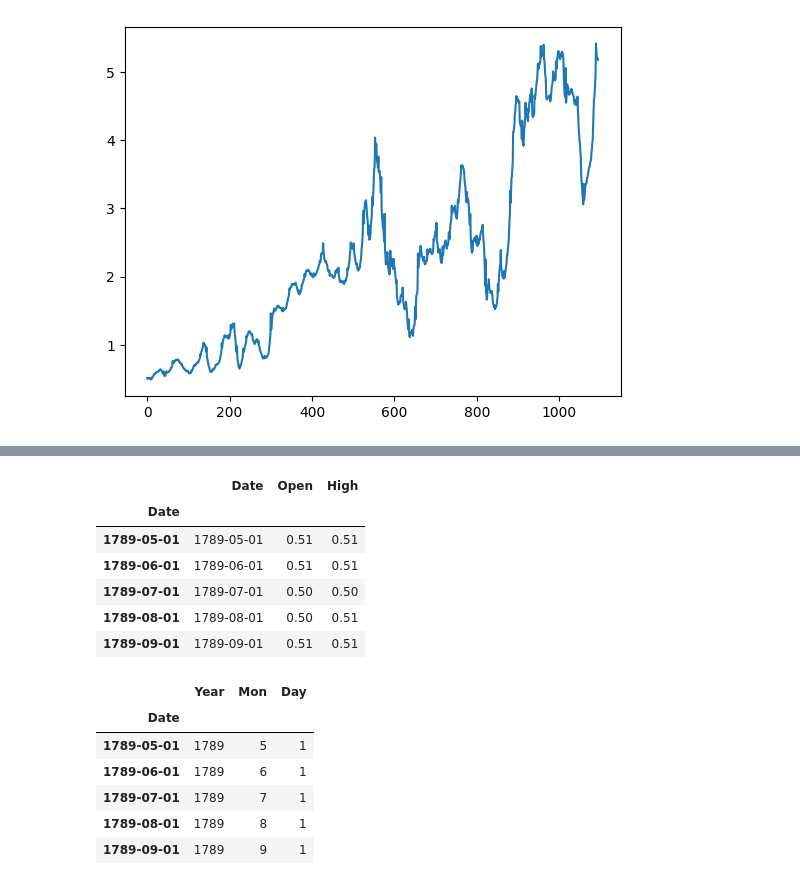
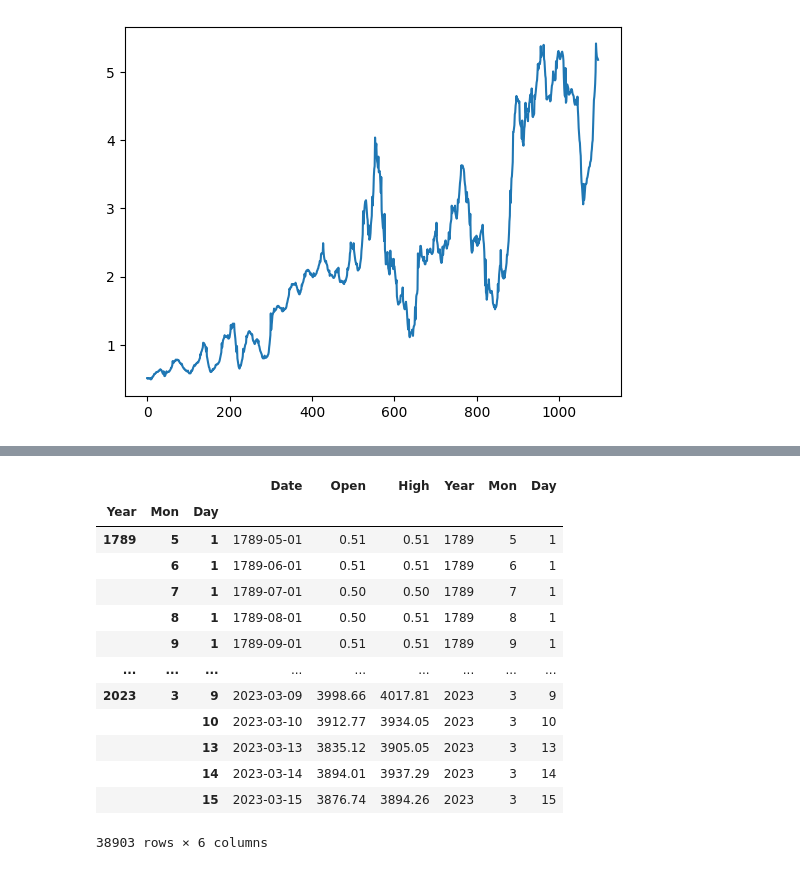
Before and after one commit to aintproud/analitic, a Jupyter notebook: 1.ipynb, the cells around one changed output, grey strips where cells are left out. Saved outputs shown, nothing was run; the diff lists cells and outputs as text; code cells hidden in the pictures.

```diff
--- a/1.ipynb
+++ b/1.ipynb
@@ -127,25 +82,28 @@ dates.head()
-# %%
-smp500.index=smp500['Date']
-smp500.head()
-# %% [output]
-|  | Date | Open | High |
-| Date |  |  |  |
-| 1789-05-01 | 1789-05-01 | 0.51 | 0.51 |
-| 1789-06-01 | 1789-06-01 | 0.51 | 0.51 |
-| 1789-07-01 | 1789-07-01 | 0.50 | 0.50 |
-| 1789-08-01 | 1789-08-01 | 0.50 | 0.51 |
-| 1789-09-01 | 1789-09-01 | 0.51 | 0.51 |
 # %%
+
+smp500['Date'] = pd.to_datetime(smp500['Date'])
+smp500['Date']
+
+smp500.index=smp500['Date']
 smp500['Year']=smp500.index.year
 smp500['Mon']=smp500.index.month
 smp500['Day']=smp500.index.day
 dates=smp500[['Year','Mon','Day']]
-dates.head()
+
+smp500.index=pd.MultiIndex.from_tuples(dates.values.tolist(), names=dates.columns)
+smp500
 # %% [output]
-|  | Year | Mon | Day |
-| Date |  |  |  |
-| 1789-05-01 | 1789 | 5 | 1 |
-| 1789-06-01 | 1789 | 6 | 1 |
-| 1789-07-01 | 1789 | 7 | 1 |
-| 1789-08-01 | 1789 | 8 | 1 |
-| 1789-09-01 | 1789 | 9 | 1 |
+|  |  |  | Date | Open | High | Year | Mon | Day |
+| Year | Mon | Day |  |  |  |  |  |  |
+| 1789 | 5 | 1 | 1789-05-01 | 0.51 | 0.51 | 1789 | 5 | 1 |
+|  | 6 | 1 | 1789-06-01 | 0.51 | 0.51 | 1789 | 6 | 1 |
+|  | 7 | 1 | 1789-07-01 | 0.50 | 0.50 | 1789 | 7 | 1 |
+|  | 8 | 1 | 1789-08-01 | 0.50 | 0.51 | 1789 | 8 | 1 |
+|  | 9 | 1 | 1789-09-01 | 0.51 | 0.51 | 1789 | 9 | 1 |
+| ... | ... | ... | ... | ... | ... | ... | ... | ... |
+| 2023 | 3 | 9 | 2023-03-09 | 3998.66 | 4017.81 | 2023 | 3 | 9 |
+|  |  | 10 | 2023-03-10 | 3912.77 | 3934.05 | 2023 | 3 | 10 |
+|  |  | 13 | 2023-03-13 | 3835.12 | 3905.05 | 2023 | 3 | 13 |
+|  |  | 14 | 2023-03-14 | 3894.01 | 3937.29 | 2023 | 3 | 14 |
+|  |  | 15 | 2023-03-15 | 3876.74 | 3894.26 | 2023 | 3 | 15 |
+38903 rows × 6 columns
```
Also changed, not shown: parts of 9 cells of this notebook.
